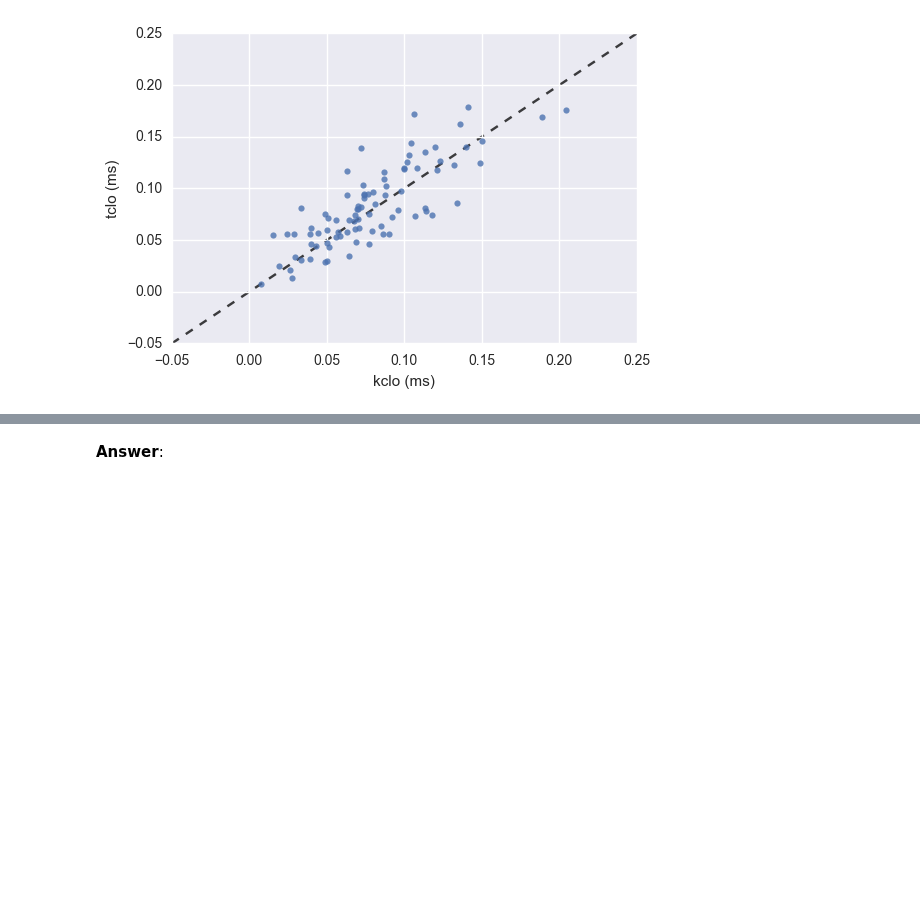
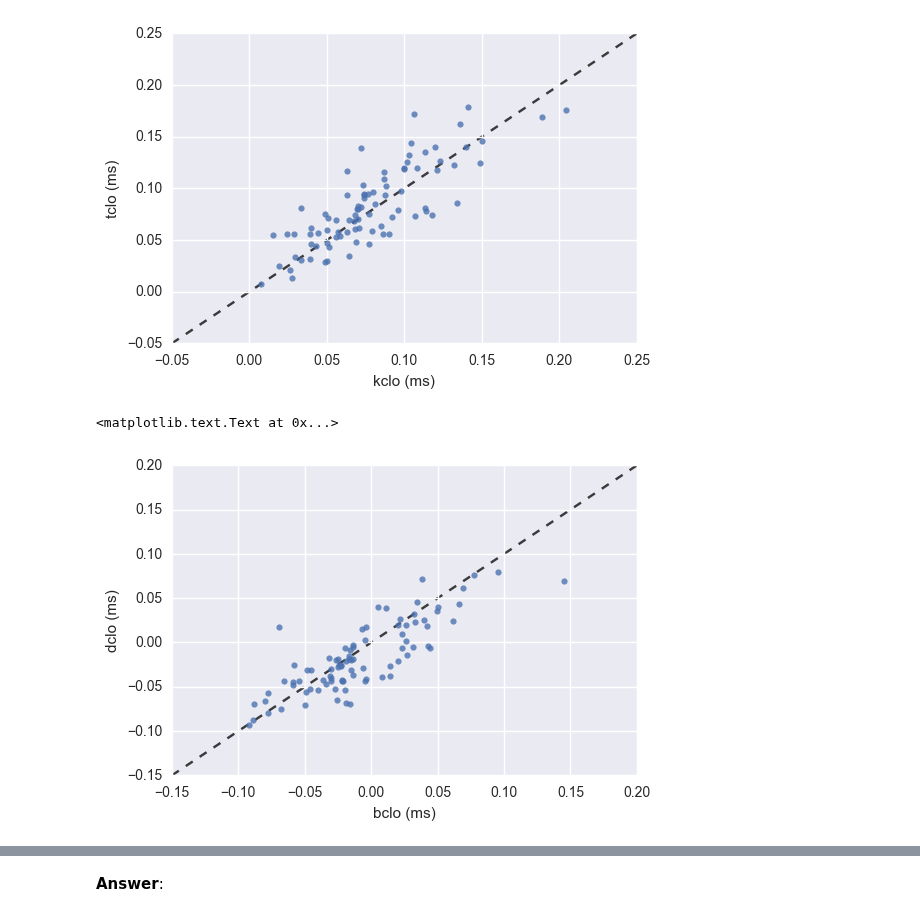
Before and after one commit to ds-modules/LINGUIS-110, a Jupyter notebook: vot_demo/Assignment.ipynb, the cells around one changed output, grey strips where cells are left out. Drawn from its saved outputs; the diff is of its cells as text; code cells hidden in the pictures; blank space fills up the shorter version.

```diff
--- a/vot_demo/Assignment.ipynb
+++ b/vot_demo/Assignment.ipynb
@@ -296,3 +300,11 @@ plt.ylabel('tclo (ms)')
 # %% [output]
 <matplotlib.text.Text at 0x...>
 [figure]
+# %%
+plot_with_equality_line(data['bclo'], data['dclo'])
+
+plt.xlabel('bclo (ms)')
+plt.ylabel('dclo (ms)')
+# %% [output]
+<matplotlib.text.Text at 0x...>
+[figure, added]
```
Also changed, not shown: parts of 68 cells of this notebook.
